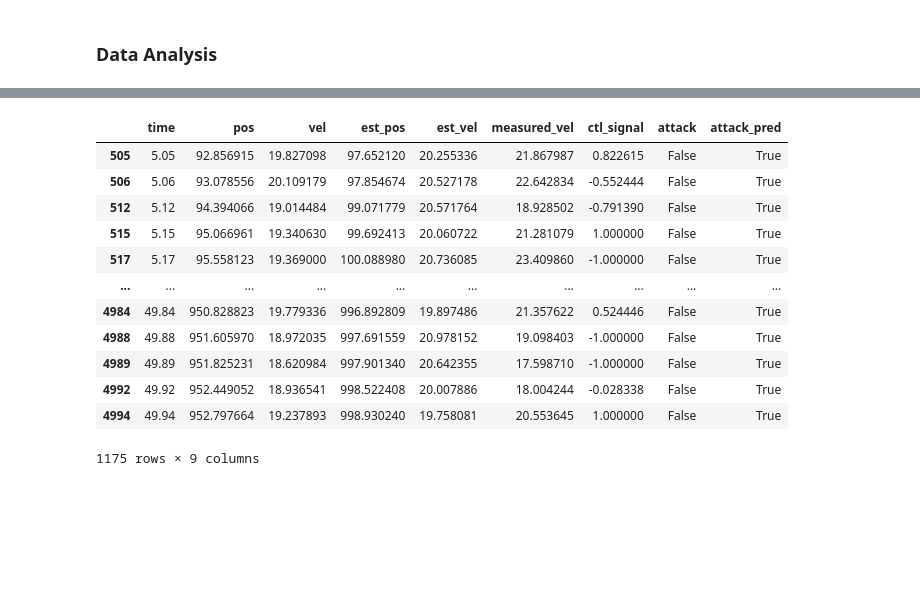
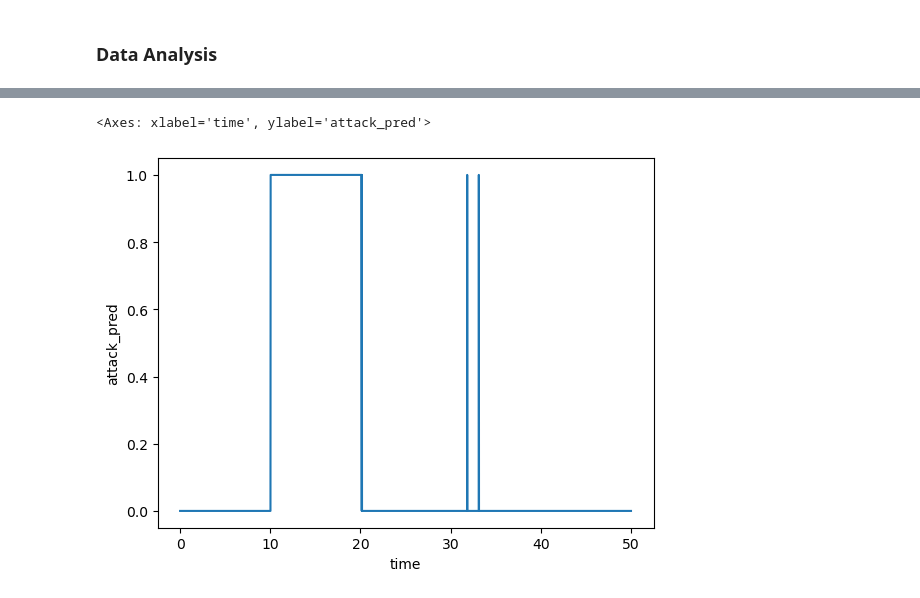
Before and after one commit to axel99andersson/control-systems-lib, a Jupyter notebook: eda.ipynb, the cells around one changed output, grey strips where cells are left out. Cells and saved outputs as stored; diff of their text form; code cells hidden in the pictures; blank space fills up the shorter version.

```diff
--- a/eda.ipynb
+++ b/eda.ipynb
@@ -403,18 +403,5 @@ Text(0.5, 1.0, 'Velocity over Time')
-# %%
-df.loc[~(df.attack) & (df.attack_pred) & (df.time > 5)]
-# %% [output]
-|  | time | pos | vel | est_pos | est_vel | measured_vel | ctl_signal | attack | attack_pred |
-| 505 | 5.05 | 92.856915 | 19.827098 | 97.652120 | 20.255336 | 21.867987 | 0.822615 | False | True |
-| 506 | 5.06 | 93.078556 | 20.109179 | 97.854674 | 20.527178 | 22.642834 | -0.552444 | False | True |
-| 512 | 5.12 | 94.394066 | 19.014484 | 99.071779 | 20.571764 | 18.928502 | -0.791390 | False | True |
-| 515 | 5.15 | 95.066961 | 19.340630 | 99.692413 | 20.060722 | 21.281079 | 1.000000 | False | True |
-| 517 | 5.17 | 95.558123 | 19.369000 | 100.088980 | 20.736085 | 23.409860 | -1.000000 | False | True |
-| ... | ... | ... | ... | ... | ... | ... | ... | ... | ... |
-| 4984 | 49.84 | 950.828823 | 19.779336 | 996.892809 | 19.897486 | 21.357622 | 0.524446 | False | True |
-| 4988 | 49.88 | 951.605970 | 18.972035 | 997.691559 | 20.978152 | 19.098403 | -1.000000 | False | True |
-| 4989 | 49.89 | 951.825231 | 18.620984 | 997.901340 | 20.642355 | 17.598710 | -1.000000 | False | True |
-| 4992 | 49.92 | 952.449052 | 18.936541 | 998.522408 | 20.007886 | 18.004244 | -0.028338 | False | True |
-| 4994 | 49.94 | 952.797664 | 19.237893 | 998.930240 | 19.758081 | 20.553645 | 1.000000 | False | True |
-1175 rows × 9 columns
-# %%
-df['ref_vel'] = 20
+# %%
+sns.lineplot(data=df, x='time', y='attack_pred')
+# %% [output]
+<Axes: xlabel='time', ylabel='attack_pred'>
+[figure, added]
```
Also changed, not shown: parts of 38 cells of this notebook, 5 other files.
